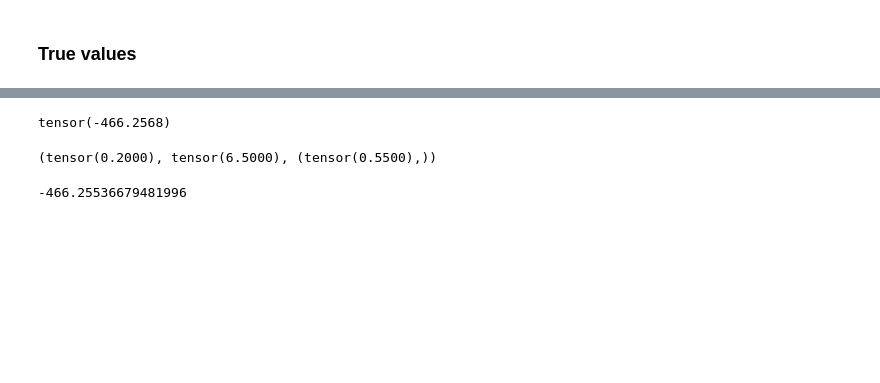
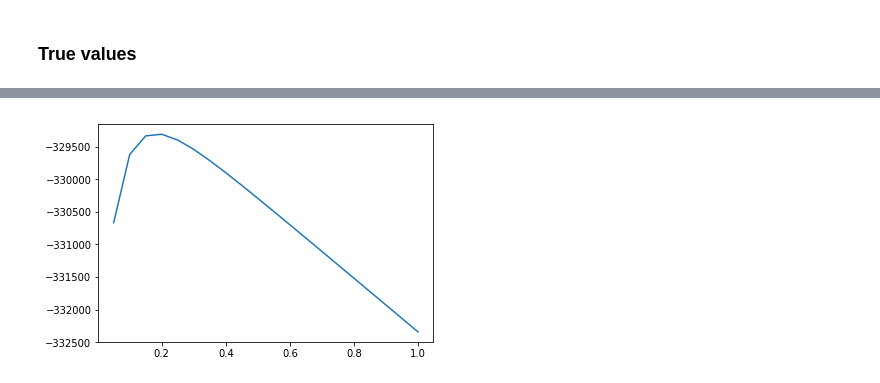
Before and after one commit to mozzhorin/VIRGMo, a Jupyter notebook: playground/hrg_param_search.ipynb, the cells around one changed output, grey strips where cells are left out. Drawn from its saved outputs; the diff is of its cells as text; code cells hidden in the pictures; blank space fills up the shorter version.

```diff
--- a/playground/hrg_param_search.ipynb
+++ b/playground/hrg_param_search.ipynb
@@ -92,19 +99,5 @@ plt.show()
-# %%
-l = torch.tensor(lh_a)
-l = torch.where(torch.isnan(l), torch.ones(l.size())*(-2500), l)
-l.max()
-# %% [output]
-tensor(-466.2568)
-# %%
-max_index = np.unravel_index(l.argmax(), l.shape)
-# %%
-a_max = alphas[max_index[0]]
-R_max = Rs[max_index[1]]
-T_max = Ts[max_index[2]],
-a_max, R_max, T_max
-# %% [output]
-(tensor(0.2000), tensor(6.5000), (tensor(0.5500),))
-# %%
-lh(r_loc_init, phi_loc_init, R_max, T_max , a_max)
-# %% [output]
--466.25536679481996
+# %%
+plt.plot(alphas, lh_a[:,max_index[1],max_index[2]])
+plt.show()
+# %% [output]
+[figure, added]
```
Also changed, not shown: parts of 17 cells of this notebook, 30 other files.
